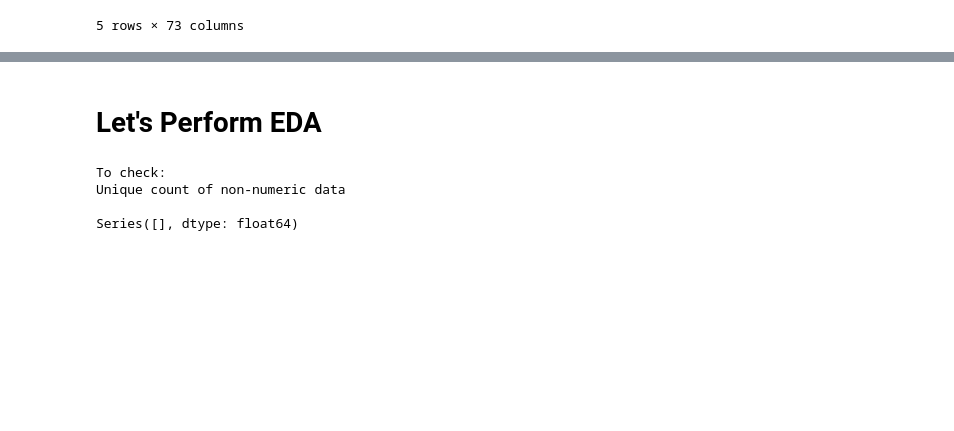
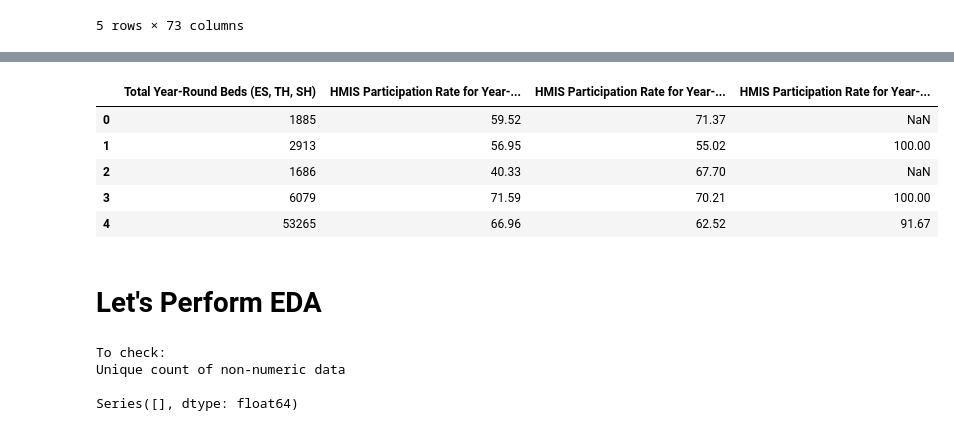
Before and after one commit to OmdenaAI/omdena-texas-homelessness, a Jupyter notebook: src/tasks/task-2-EDA/individual_submissions/EDA Notebooks/2007_2020_housing_inventory_states_by_states.ipynb, the cells around one changed output, grey strips where cells are left out. Saved outputs shown, nothing was run; the diff lists cells and outputs as text; code cells hidden in the pictures; blank space fills up the shorter version.

```diff
--- a/src/tasks/task-2-EDA/individual_submissions/EDA Notebooks/2007_2020_housing_inventory_states_by_states.ipynb
+++ b/src/tasks/task-2-EDA/individual_submissions/EDA Notebooks/2007_2020_housing_inventory_states_by_states.ipynb
@@ -339,0 +399,11 @@ SyntaxError: invalid syntax (Temp/ipykernel_8496/2204410172.py, line 1)
+# %%
+# Create correlation matrix
+corr_matrix = df.corr().abs()
+
+# Select upper triangle of correlation matrix
+upper = corr_matrix.where(np.triu(np.ones(corr_matrix.shape), k=1).astype(np.bool))
+
+# Find index of feature columns with correlation greater than 0.95
+to_drop = [column for column in upper.columns if any(upper[column] > 0.95)]
+
+df.drop(to_drop, axis=1, inplace=True)
@@ -340,3 +434,12 @@ SyntaxError: invalid syntax (Temp/ipykernel_8496/2204410172.py, line 1)
+# %%
+df.head()
+# %% [output]
+|  | Total Year-Round Beds (ES, TH, SH) | HMIS Participation Rate for Year-... | HMIS Participation Rate for Year-... | HMIS Participation Rate for Year-... |
+| 0 | 1885 | 59.52 | 71.37 | NaN |
+| 1 | 2913 | 56.95 | 55.02 | 100.00 |
+| 2 | 1686 | 40.33 | 67.70 | NaN |
+| 3 | 6079 | 71.59 | 70.21 | 100.00 |
+| 4 | 53265 | 66.96 | 62.52 | 91.67 |
 # %% [markdown]
 # Let's Perform EDA
 # %%
```
Also changed, not shown: parts of 17 cells of this notebook, 4 other files.
